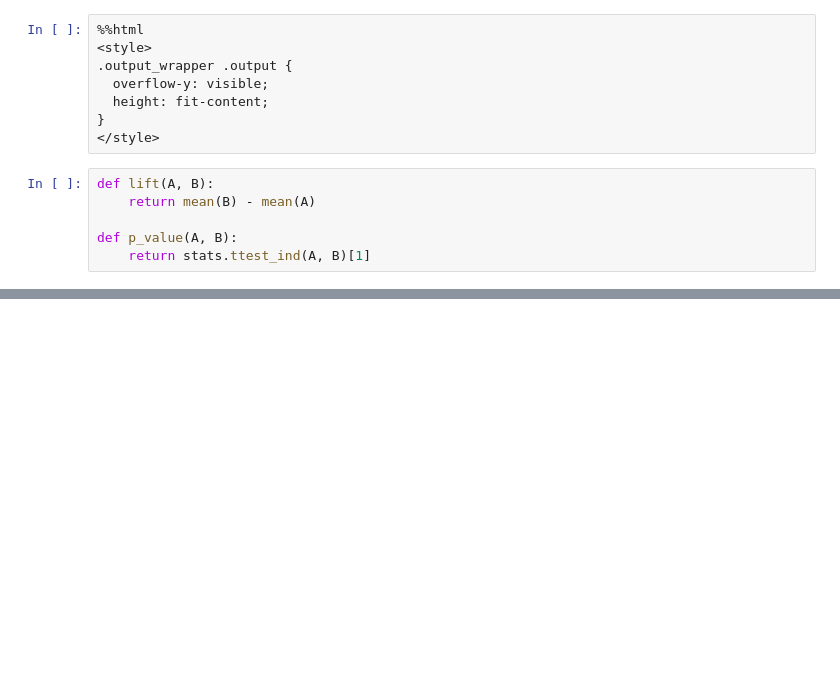
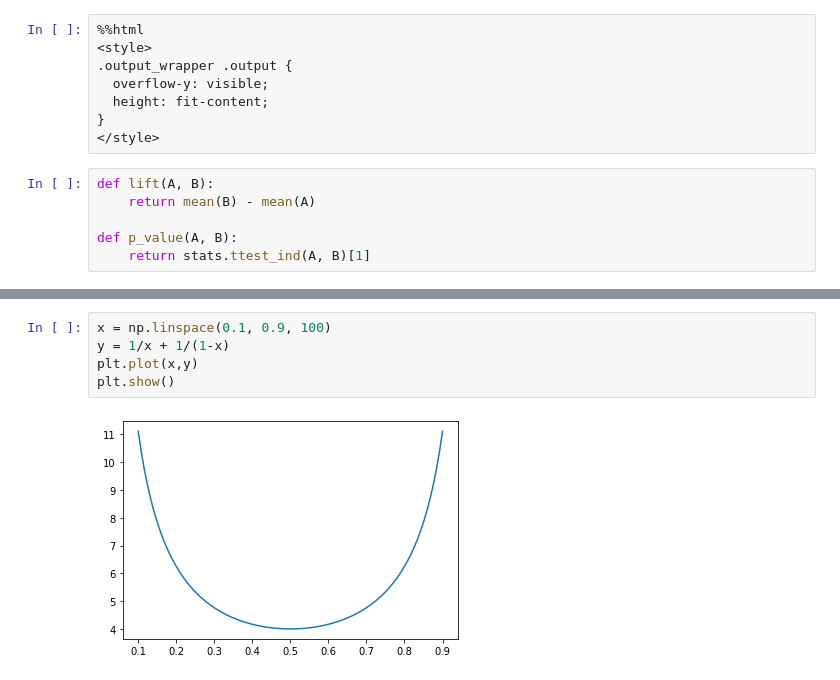
Before and after one commit to mtrencseni/playground, a Jupyter notebook: Reducing variance.ipynb, the cells around one changed output, grey strips where cells are left out. Drawn from its saved outputs; the diff is of its cells as text; blank space fills up the shorter version.

```diff
--- a/Reducing variance.ipynb
+++ b/Reducing variance.ipynb
@@ -67,3 +68,10 @@ Raio of lift variance = 0.26 (expected = 0.25)
+# %%
+x = np.linspace(0.1, 0.9, 100)
+y = 1/x + 1/(1-x)
+plt.plot(x,y)
+plt.show()
+# %% [output]
+[figure, added]
 # %%
 def get_AB_samples(mu, sigma, treatment_lift, N_A, N_B):
     A = list(normal(loc=mu                 , scale=sigma, size=N_A))
```
Also changed, not shown: parts of 6 cells of this notebook.
